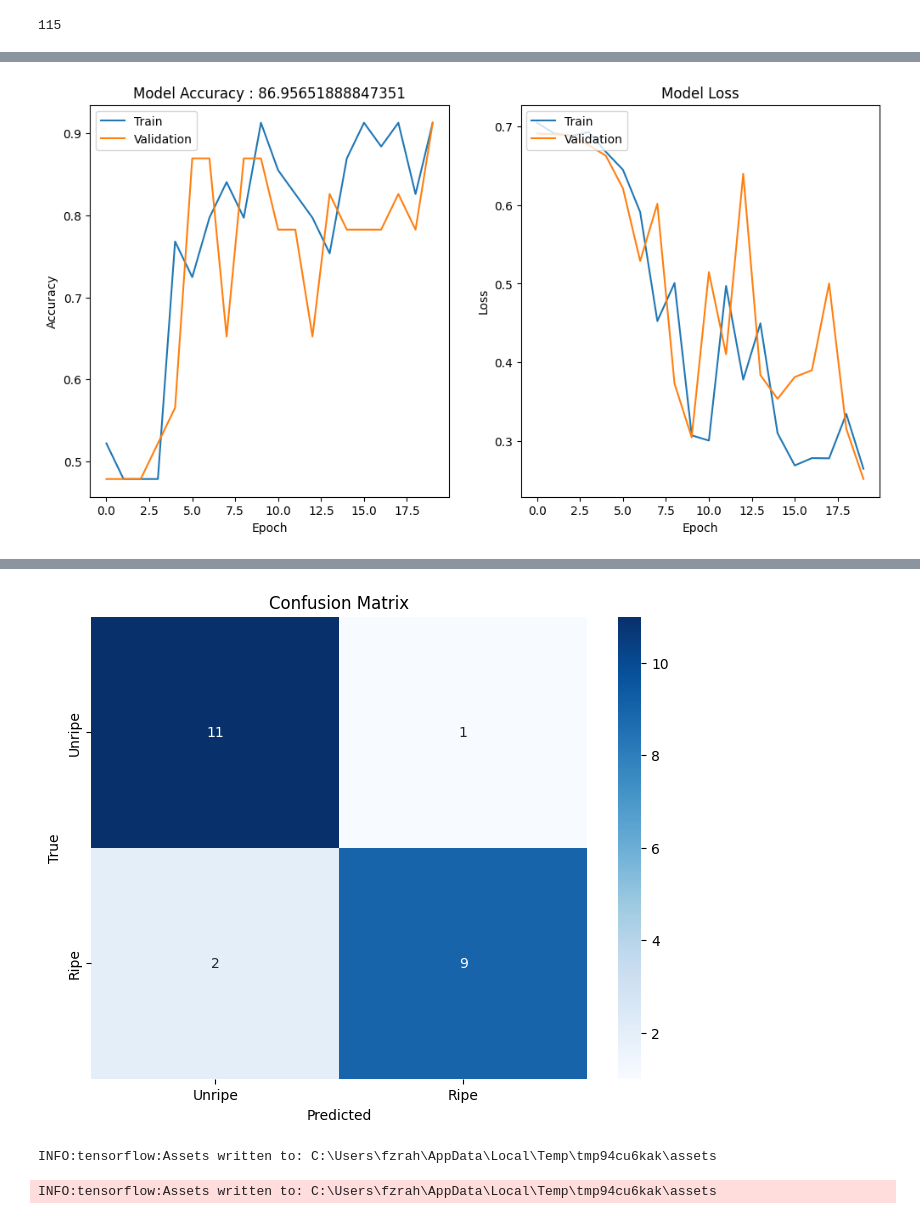
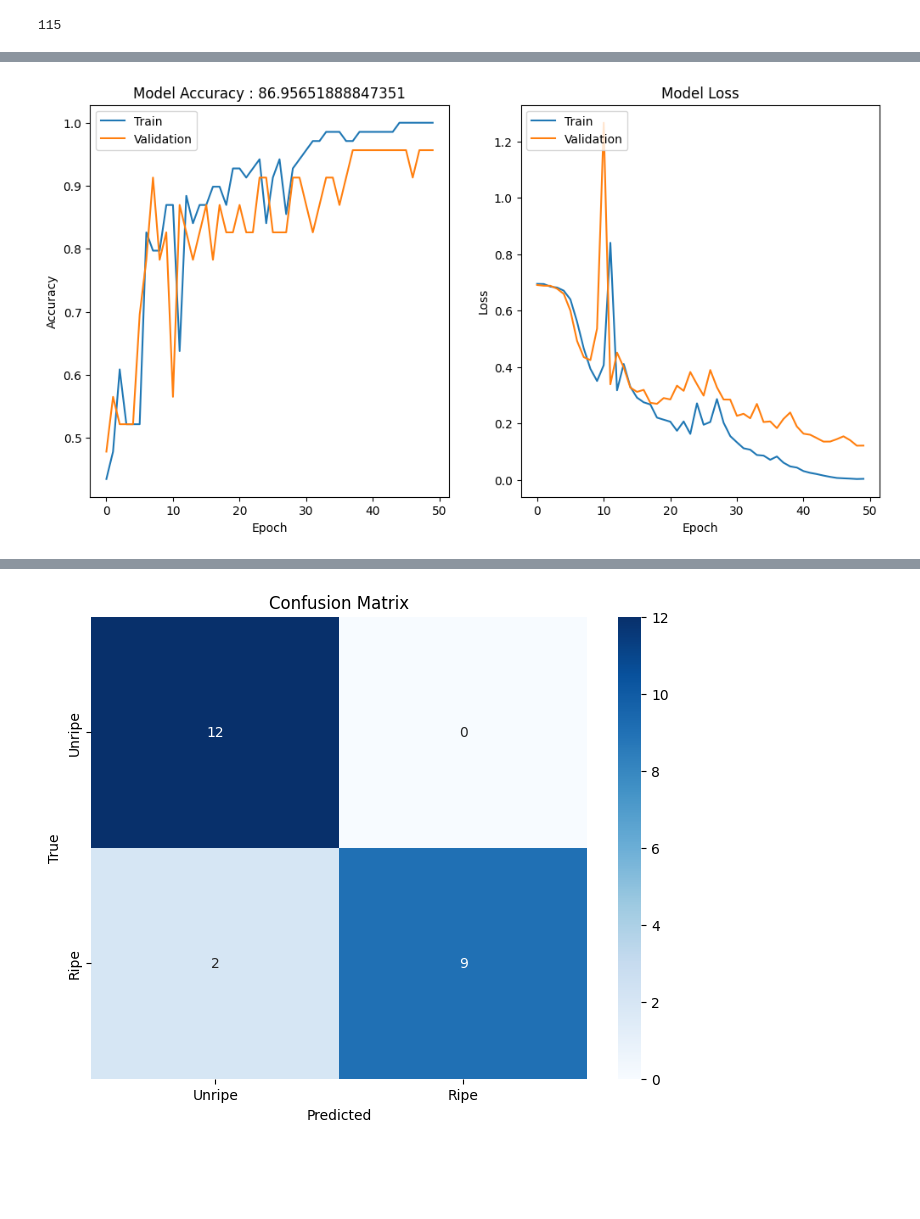
Before and after one commit to WhiteCat20/CNN-GAMBAR-WEBCAM, a Jupyter notebook: model.ipynb, the cells around one changed output, grey strips where cells are left out. Saved outputs shown, nothing was run; the diff lists cells and outputs as text; code cells hidden in the pictures; blank space fills up the shorter version.

```diff
--- a/model.ipynb
+++ b/model.ipynb
@@ -45,12 +41,12 @@ X = np.array(X)
 y = np.array(y)
 # %%
 # Initial split to get training + validation and testing sets
-X_train_val, X_test, y_train_val, y_test = train_test_split(X, y, test_size=0.2, random_state=42, stratify=y)
+X_train_val, X_test, y_train_val, y_test = train_test_split(X, y, train_size=0.8, random_state=42, stratify=y)
 
 # Secondary split to get training and validation sets
 X_train, X_val, y_train, y_val = train_test_split(X_train_val, y_train_val, test_size=0.25, random_state=42, stratify=y_train_val)
 
-# Normalize the pixel values
+# Normalize / Rescale the pixel values
 X_train = X_train / 255.0
 X_val = X_val / 255.0
 X_test = X_test / 255.0
@@ -116,7 +112,7 @@ class myCallback(tf.keras.callbacks.Callback):
 # Instantiate class
 callbacks = myCallback()
 # %%
-EPOCH = 100
+EPOCH = 50
 BATCH_SIZE = 32
 model_fit = model.fit(X_train, y_train, epochs=EPOCH, validation_data=(X_val, y_val), batch_size=BATCH_SIZE)
 # %% [output]
@@ -184,11 +180,11 @@ date_time_str = now.strftime("%d%m%Y-%H%M%S")
 plt.savefig(f"{date_time_str}.png")
 plt.show()
 # %% [output]
-[figure, old version]
+[figure, new version]
 # %%
 # Generate predictions on the test set
 y_pred = model.predict(X_test)
-y_pred_classes = (y_pred > 0.5).astype(int)  # Assuming it's a binary classification problem
+y_pred_classes = (y_pred > 0.97).astype(int)  # Assuming it's a binary classification problem
 
 # Generate the confusion matrix
 conf_mat = confusion_matrix(y_test, y_pred_classes)
@@ -205,16 +201,13 @@ plt.show()
-[figure, old version]
+[figure, new version]
 # %%
 # save model to .keras file
 now = datetime.datetime.now()
 # Format the date-time string as 'MMDDYYYY-HHMM'
 date_time_str = now.strftime("%d%m%Y-%H%M%S")
 # %%
-converter = tf.lite.TFLiteConverter.from_keras_model(model)
-tflite_model = converter.convert()
+# converter = tf.lite.TFLiteConverter.from_keras_model(model)
+# tflite_model = converter.convert()
 
-# Save the TFLite model to a file
-with open(f'{date_time_str}.tflite', 'wb') as f:
-    f.write(tflite_model)
+# # Save the TFLite model to a file
+# with open(f'{date_time_str}.tflite', 'wb') as f:
+#     f.write(tflite_model)
-# %% [output]
-INFO:tensorflow:Assets written to: C:\Users\fzrah\AppData\Local\Temp\tmp94cu6kak\assets
-INFO:tensorflow:Assets written to: C:\Users\fzrah\AppData\Local\Temp\tmp94cu6kak\assets
```
Also changed, not shown: parts of 10 cells of this notebook, 2 other files.
